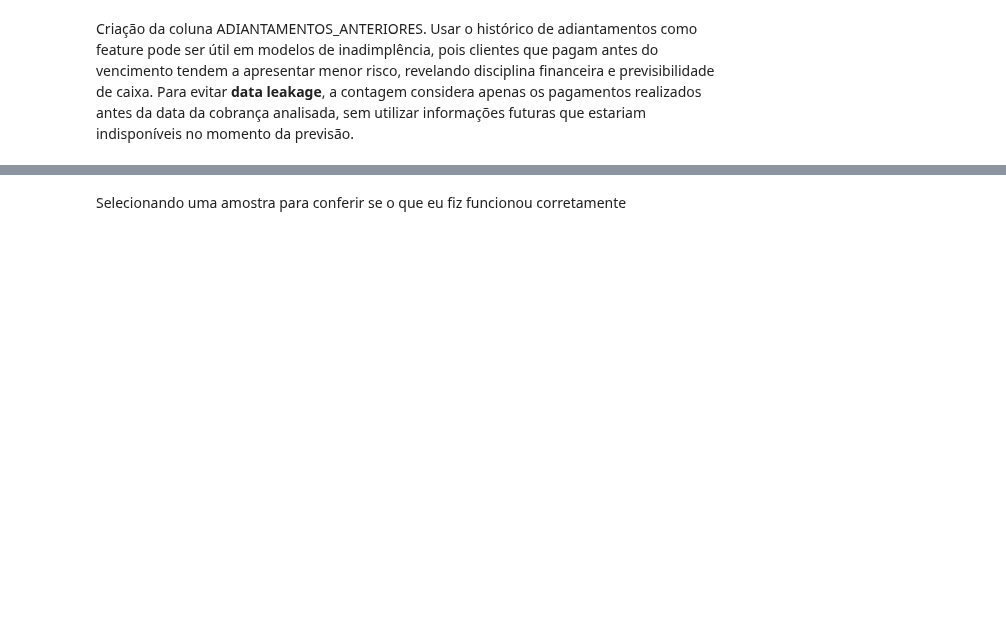
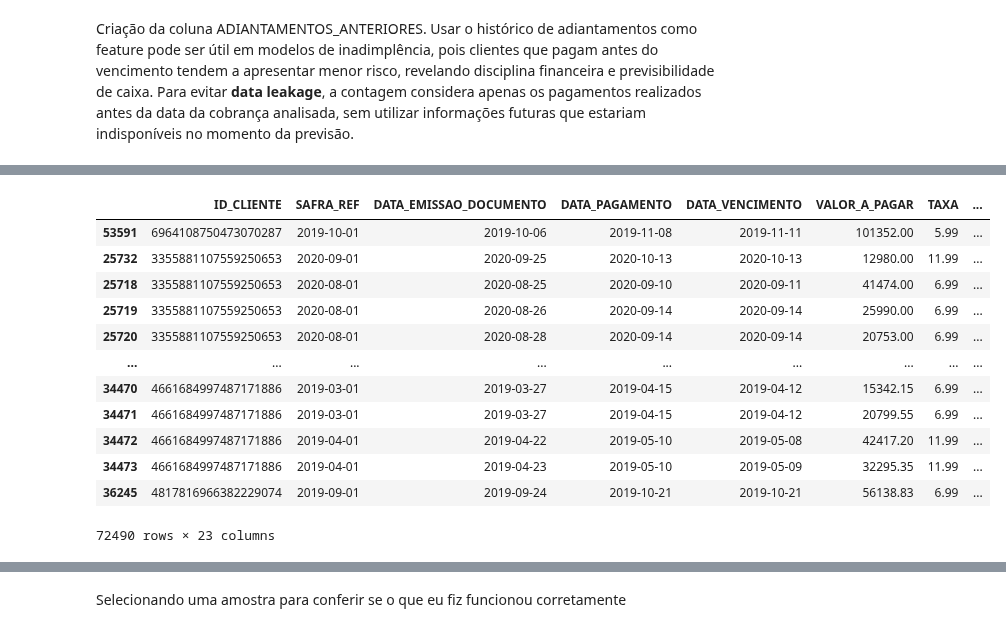
Before and after one commit to mmdes/default-risk-analysis, a Jupyter notebook: notebooks/feature_engineering.ipynb, the cells around one changed output, grey strips where cells are left out. Saved outputs shown, nothing was run; the diff lists cells and outputs as text; code cells hidden in the pictures; blank space fills up the shorter version.

```diff
--- a/notebooks/feature_engineering.ipynb
+++ b/notebooks/feature_engineering.ipynb
@@ -110,0 +154,18 @@ merged_dataset['ADIANTAMENTOS_ANTERIORES'] = (
+# %%
+merged_dataset['ADIANTAMENTOS_ANTERIORES']
+
+merged_dataset.sort_values(by='ADIANTAMENTOS_ANTERIORES', ascending=False)
+# %% [output]
+|  | ID_CLIENTE | SAFRA_REF | DATA_EMISSAO_DOCUMENTO | DATA_PAGAMENTO | DATA_VENCIMENTO | VALOR_A_PAGAR | TAXA | ... |
+| 53591 | 6964108750473070287 | 2019-10-01 | 2019-10-06 | 2019-11-08 | 2019-11-11 | 101352.00 | 5.99 | ... |
+| 25732 | 3355881107559250653 | 2020-09-01 | 2020-09-25 | 2020-10-13 | 2020-10-13 | 12980.00 | 11.99 | ... |
+| 25718 | 3355881107559250653 | 2020-08-01 | 2020-08-25 | 2020-09-10 | 2020-09-11 | 41474.00 | 6.99 | ... |
+| 25719 | 3355881107559250653 | 2020-08-01 | 2020-08-26 | 2020-09-14 | 2020-09-14 | 25990.00 | 6.99 | ... |
+| 25720 | 3355881107559250653 | 2020-08-01 | 2020-08-28 | 2020-09-14 | 2020-09-14 | 20753.00 | 6.99 | ... |
+| ... | ... | ... | ... | ... | ... | ... | ... | ... |
+| 34470 | 4661684997487171886 | 2019-03-01 | 2019-03-27 | 2019-04-15 | 2019-04-12 | 15342.15 | 6.99 | ... |
+| 34471 | 4661684997487171886 | 2019-03-01 | 2019-03-27 | 2019-04-15 | 2019-04-12 | 20799.55 | 6.99 | ... |
+| 34472 | 4661684997487171886 | 2019-04-01 | 2019-04-22 | 2019-05-10 | 2019-05-08 | 42417.20 | 11.99 | ... |
+| 34473 | 4661684997487171886 | 2019-04-01 | 2019-04-23 | 2019-05-10 | 2019-05-09 | 32295.35 | 11.99 | ... |
+| 36245 | 4817816966382229074 | 2019-09-01 | 2019-09-24 | 2019-10-21 | 2019-10-21 | 56138.83 | 6.99 | ... |
+72490 rows × 23 columns
```
Also changed, not shown: parts of 14 cells of this notebook.
